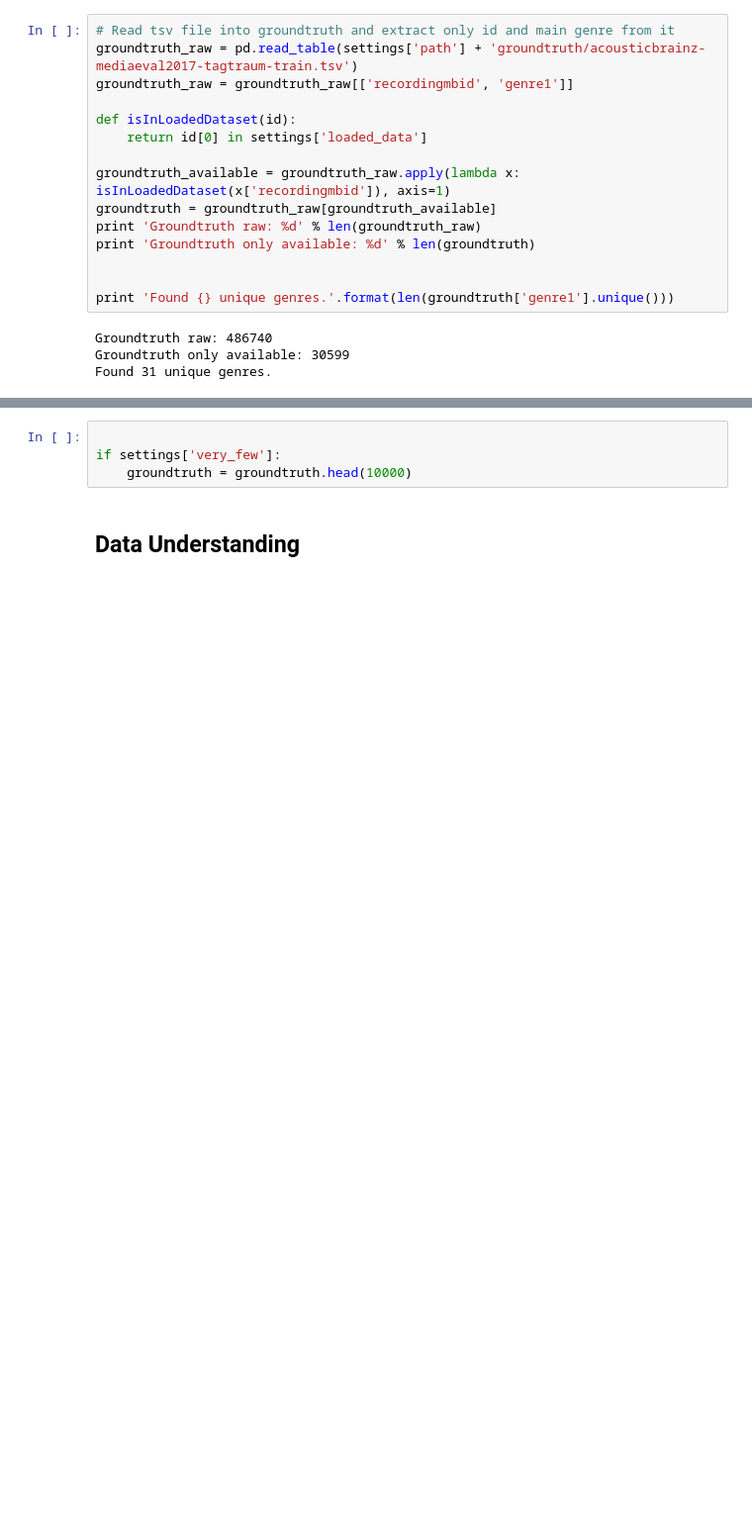
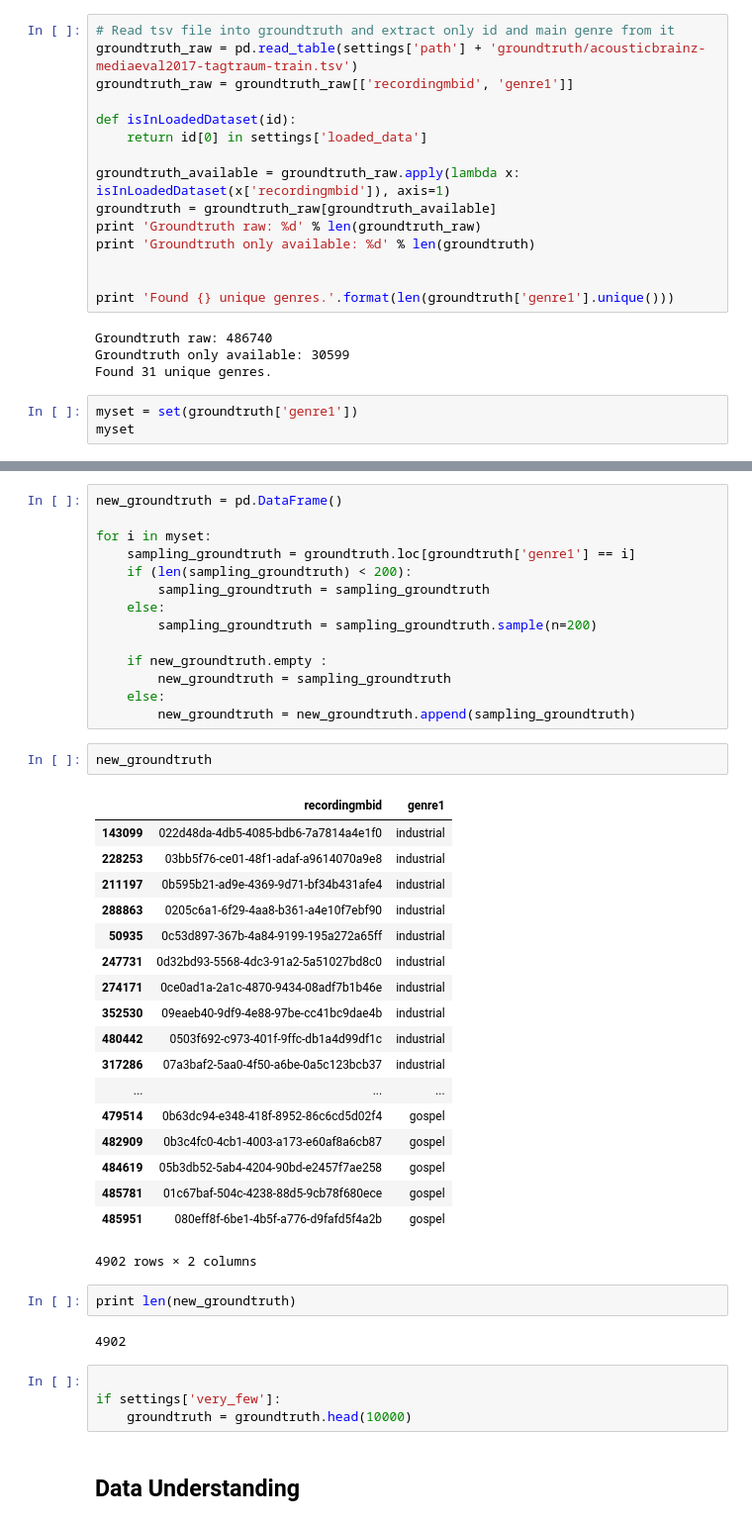
Before and after one commit to RyuuTDF/AcousticBrainz, a Jupyter notebook: SVM.ipynb, the cells around one changed output, grey strips where cells are left out. Shown at 99% size. Cells and saved outputs as stored; diff of their text form; blank space fills up the shorter version.

Commit message:
SVM using sampling

```diff
--- a/SVM.ipynb
+++ b/SVM.ipynb
@@ -57,3 +57,6 @@ print 'Found {} unique genres.'.format(len(groundtruth['genre1'].unique()))
 Groundtruth raw: 486740
 Groundtruth only available: 30599
 Found 31 unique genres.
+# %%
+myset = set(groundtruth['genre1'])
+myset
@@ -60,3 +88,42 @@ Found 31 unique genres.
+# %%
+new_groundtruth = pd.DataFrame()
+
+for i in myset:
+    sampling_groundtruth = groundtruth.loc[groundtruth['genre1'] == i]
+    if (len(sampling_groundtruth) < 200):
+        sampling_groundtruth = sampling_groundtruth
+    else:
+        sampling_groundtruth = sampling_groundtruth.sample(n=200)
+
+    if new_groundtruth.empty :
+        new_groundtruth = sampling_groundtruth
+    else:
+        new_groundtruth = new_groundtruth.append(sampling_groundtruth)
+# %%
+new_groundtruth
+# %% [output]
+|  | recordingmbid | genre1 |
+| 143099 | 022d48da-4db5-4085-bdb6-7a7814a4e1f0 | industrial |
+| 228253 | 03bb5f76-ce01-48f1-adaf-a9614070a9e8 | industrial |
+| 211197 | 0b595b21-ad9e-4369-9d71-bf34b431afe4 | industrial |
+| 288863 | 0205c6a1-6f29-4aa8-b361-a4e10f7ebf90 | industrial |
+| 50935 | 0c53d897-367b-4a84-9199-195a272a65ff | industrial |
+| 247731 | 0d32bd93-5568-4dc3-91a2-5a51027bd8c0 | industrial |
+| 274171 | 0ce0ad1a-2a1c-4870-9434-08adf7b1b46e | industrial |
+| 352530 | 09eaeb40-9df9-4e88-97be-cc41bc9dae4b | industrial |
+| 480442 | 0503f692-c973-401f-9ffc-db1a4d99df1c | industrial |
+| 317286 | 07a3baf2-5aa0-4f50-a6be-0a5c123bcb37 | industrial |
+| ... | ... | ... |
+| 479514 | 0b63dc94-e348-418f-8952-86c6cd5d02f4 | gospel |
+| 482909 | 0b3c4fc0-4cb1-4003-a173-e60af8a6cb87 | gospel |
+| 484619 | 05b3db52-5ab4-4204-90bd-e2457f7ae258 | gospel |
+| 485781 | 01c67baf-504c-4238-88d5-9cb78f680ece | gospel |
+| 485951 | 080eff8f-6be1-4b5f-a776-d9fafd5f4a2b | gospel |
+4902 rows × 2 columns
+# %%
+print len(new_groundtruth)
+# %% [output]
+4902
 # %%
 
 if settings['very_few']:
```
Also changed, not shown: parts of 27 cells of this notebook.
